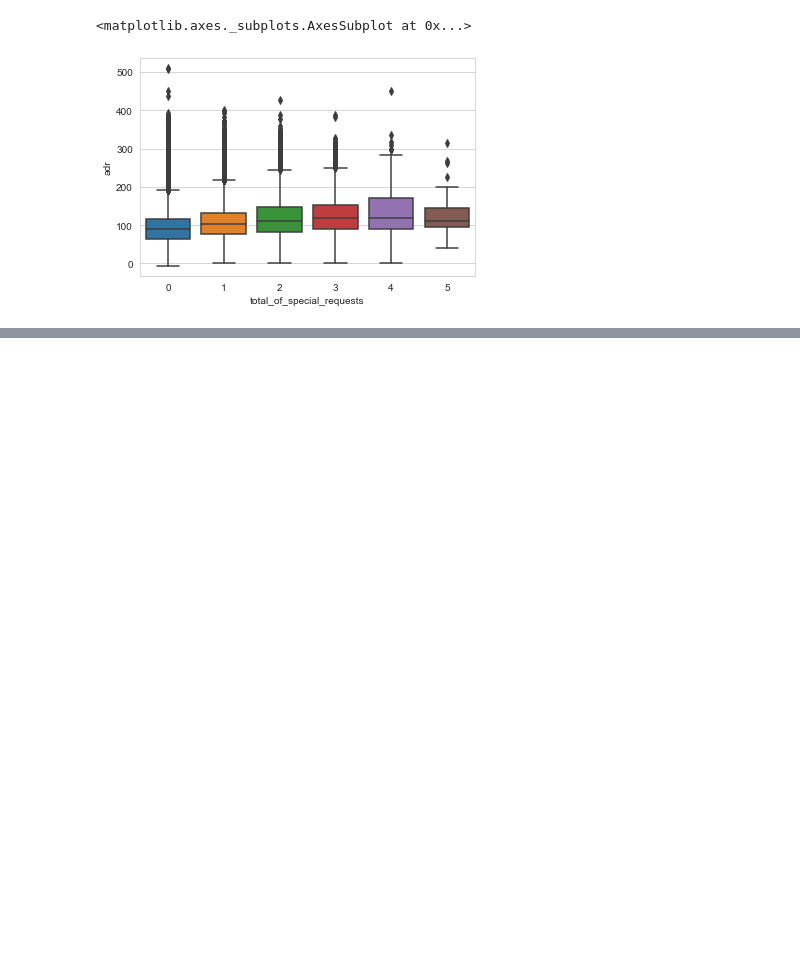
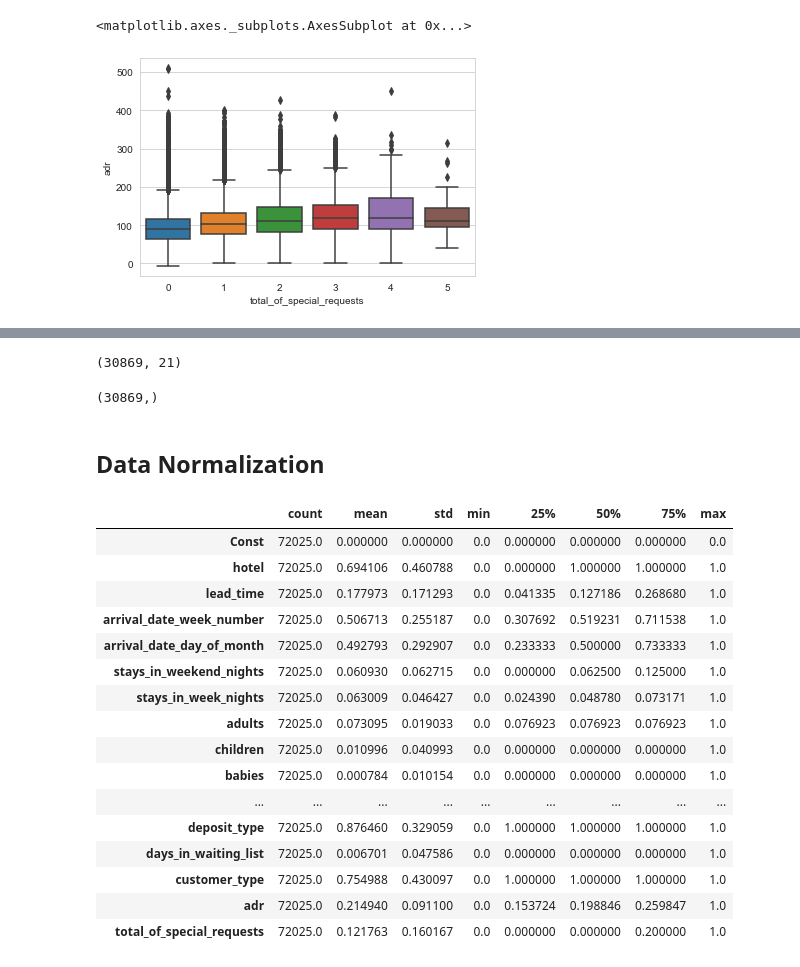
Before and after one commit to lcwy96/5520-group-project, a Jupyter notebook: 5520 Group Project.ipynb, the cells around one changed output, grey strips where cells are left out. Saved outputs shown, nothing was run; the diff lists cells and outputs as text; code cells hidden in the pictures; blank space fills up the shorter version.

```diff
--- a/5520 Group Project.ipynb
+++ b/5520 Group Project.ipynb
@@ -899,0 +970,5 @@ plt.xticks(rotation=45)
+# %%
+from sklearn.model_selection import train_test_split
+
+train_y, test_y, train_X, test_X = train_test_split(y, X, test_size = 0.3,
+                                                     random_state=123)
@@ -899,0 +983,38 @@ plt.xticks(rotation=45)
+# %%
+test_X.shape
+# %% [output]
+(30869, 21)
+# %%
+test_y.shape
+# %% [output]
+(30869,)
+# %% [markdown]
+## Data Normalization
+# %%
+from sklearn import preprocessing
+
+scaler = preprocessing.MinMaxScaler().fit(train_X)
+# %%
+train_X_scale = scaler.transform(train_X)
+train_X_scale = pd.DataFrame(train_X_scale)
+train_X_scale.columns = train_X.columns
+# %%
+train_X_scale.describe().transpose()
+# %% [output]
+|  | count | mean | std | min | 25% | 50% | 75% | max |
+| Const | 72025.0 | 0.000000 | 0.000000 | 0.0 | 0.000000 | 0.000000 | 0.000000 | 0.0 |
+| hotel | 72025.0 | 0.694106 | 0.460788 | 0.0 | 0.000000 | 1.000000 | 1.000000 | 1.0 |
+| lead_time | 72025.0 | 0.177973 | 0.171293 | 0.0 | 0.041335 | 0.127186 | 0.268680 | 1.0 |
+| arrival_date_week_number | 72025.0 | 0.506713 | 0.255187 | 0.0 | 0.307692 | 0.519231 | 0.711538 | 1.0 |
+| arrival_date_day_of_month | 72025.0 | 0.492793 | 0.292907 | 0.0 | 0.233333 | 0.500000 | 0.733333 | 1.0 |
+| stays_in_weekend_nights | 72025.0 | 0.060930 | 0.062715 | 0.0 | 0.000000 | 0.062500 | 0.125000 | 1.0 |
+| stays_in_week_nights | 72025.0 | 0.063009 | 0.046427 | 0.0 | 0.024390 | 0.048780 | 0.073171 | 1.0 |
+| adults | 72025.0 | 0.073095 | 0.019033 | 0.0 | 0.076923 | 0.076923 | 0.076923 | 1.0 |
+| children | 72025.0 | 0.010996 | 0.040993 | 0.0 | 0.000000 | 0.000000 | 0.000000 | 1.0 |
+| babies | 72025.0 | 0.000784 | 0.010154 | 0.0 | 0.000000 | 0.000000 | 0.000000 | 1.0 |
+| ... | ... | ... | ... | ... | ... | ... | ... | ... |
+| deposit_type | 72025.0 | 0.876460 | 0.329059 | 0.0 | 1.000000 | 1.000000 | 1.000000 | 1.0 |
+| days_in_waiting_list | 72025.0 | 0.006701 | 0.047586 | 0.0 | 0.000000 | 0.000000 | 0.000000 | 1.0 |
+| customer_type | 72025.0 | 0.754988 | 0.430097 | 0.0 | 1.000000 | 1.000000 | 1.000000 | 1.0 |
+| adr | 72025.0 | 0.214940 | 0.091100 | 0.0 | 0.153724 | 0.198846 | 0.259847 | 1.0 |
+| total_of_special_requests | 72025.0 | 0.121763 | 0.160167 | 0.0 | 0.000000 | 0.000000 | 0.200000 | 1.0 |
```
Also changed, not shown: parts of 83 cells of this notebook.
